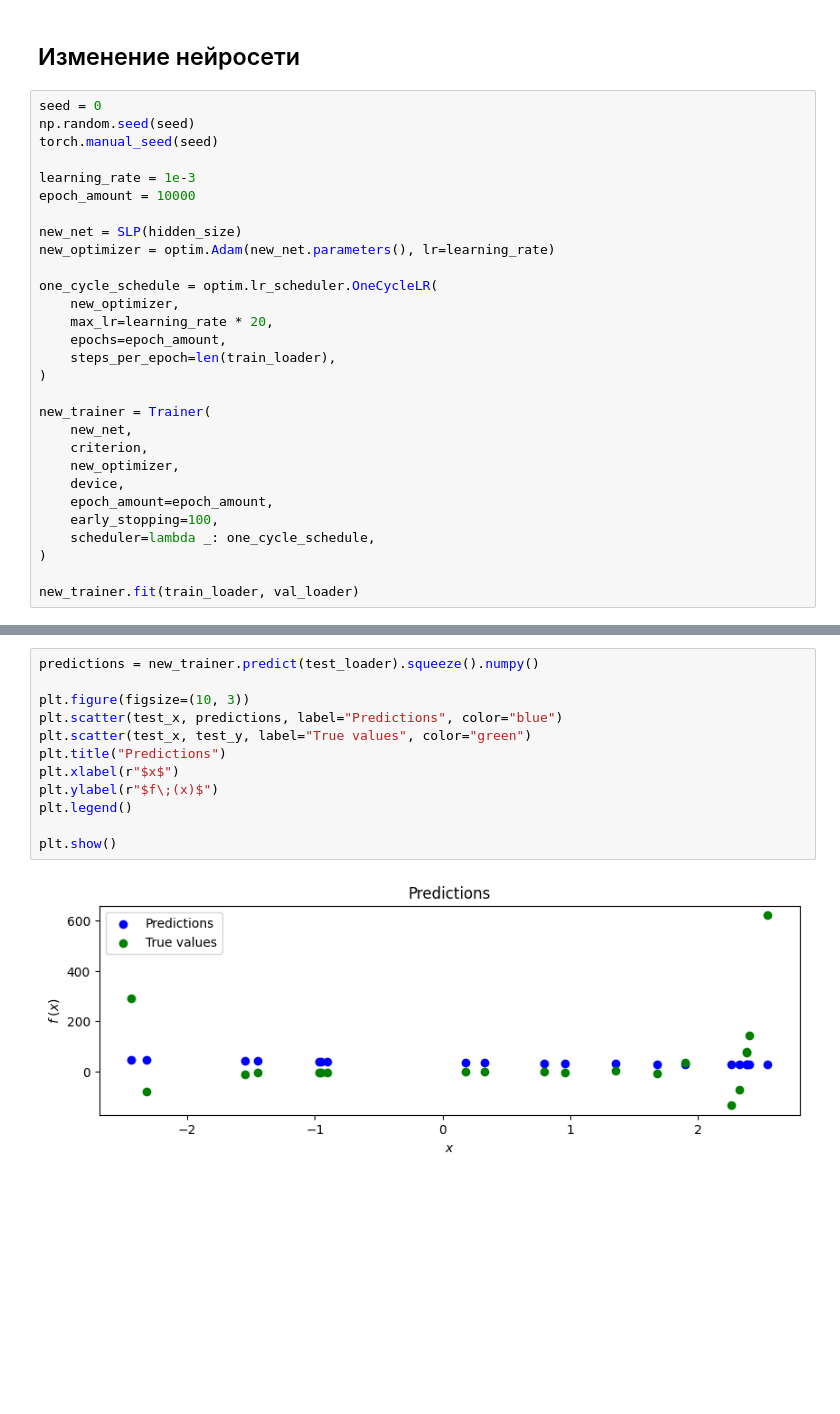
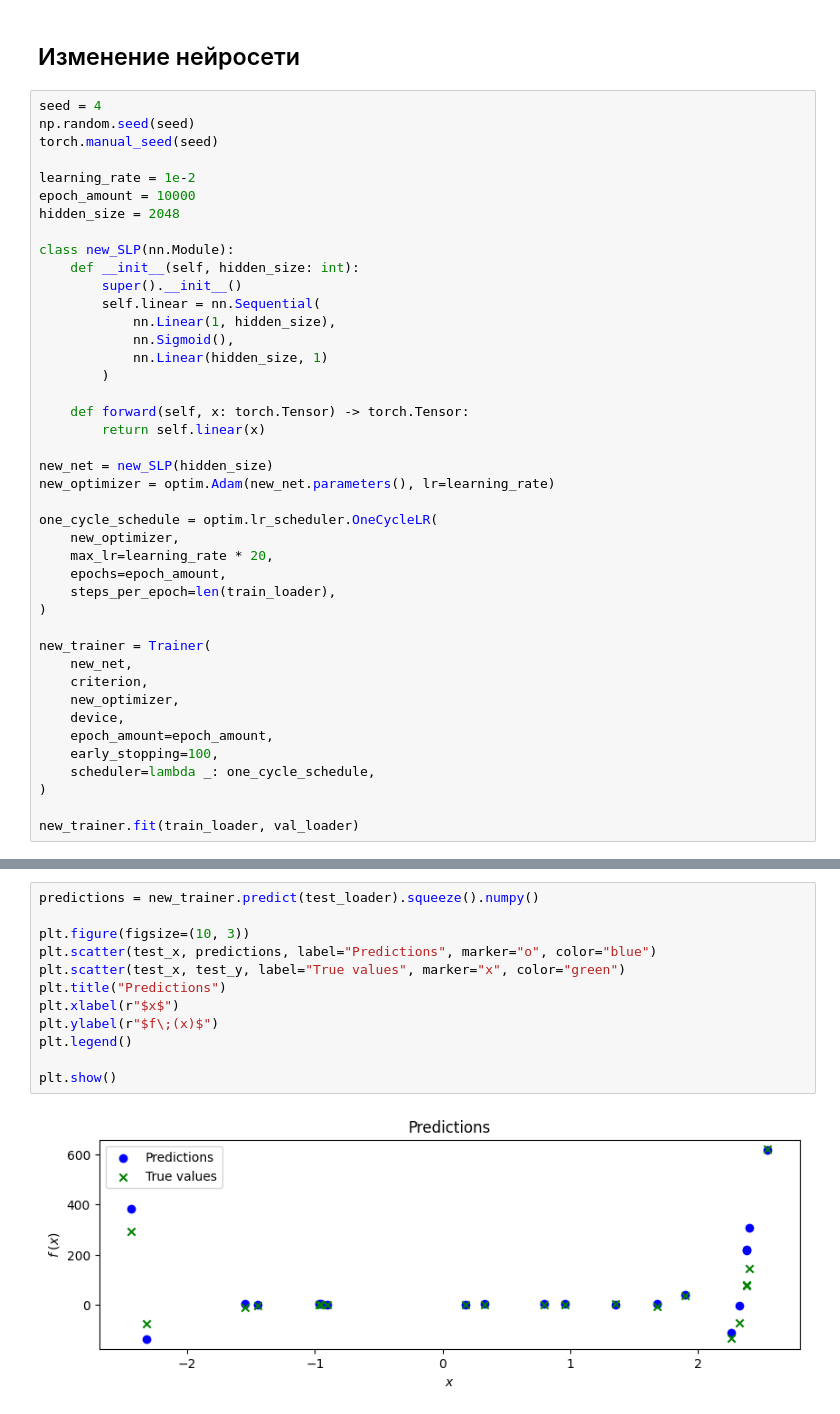
Before and after one commit to AndreDon0/Neural_networks, a Jupyter notebook: Lab2.ipynb, the cells around one changed output, grey strips where cells are left out. Cells and saved outputs as stored; diff of their text form; blank space fills up the shorter version.

```diff
--- a/Lab2.ipynb
+++ b/Lab2.ipynb
@@ -321,14 +321,27 @@ df_losses
 # %% [markdown]
 ## Изменение нейросети
 # %%
-seed = 0
+seed = 4
 np.random.seed(seed)
 torch.manual_seed(seed)
 
-learning_rate = 1e-3
+learning_rate = 1e-2
 epoch_amount = 10000
+hidden_size = 2048
 
-new_net = SLP(hidden_size)
+class new_SLP(nn.Module):
+    def __init__(self, hidden_size: int):
+        super().__init__()
+        self.linear = nn.Sequential(
+            nn.Linear(1, hidden_size),
+            nn.Sigmoid(),
+            nn.Linear(hidden_size, 1)
+        )
+
+    def forward(self, x: torch.Tensor) -> torch.Tensor:
+        return self.linear(x)
+
+new_net = new_SLP(hidden_size)
 new_optimizer = optim.Adam(new_net.parameters(), lr=learning_rate)
 
 one_cycle_schedule = optim.lr_scheduler.OneCycleLR(
@@ -394,14 +407,14 @@ plt.show()
 # %%
 predictions = new_trainer.predict(test_loader).squeeze().numpy()
 
 plt.figure(figsize=(10, 3))
-plt.scatter(test_x, predictions, label="Predictions", color="blue")
-plt.scatter(test_x, test_y, label="True values", color="green")
+plt.scatter(test_x, predictions, label="Predictions", marker="o", color="blue")
+plt.scatter(test_x, test_y, label="True values", marker="x", color="green")
 plt.title("Predictions")
 plt.xlabel(r"$x$")
 plt.ylabel(r"$f\;(x)$")
 plt.legend()
 
 plt.show()
 # %% [output]
-[figure, old version]
+[figure, new version]
```
Also changed, not shown: parts of 5 cells of this notebook, 2 other files.
